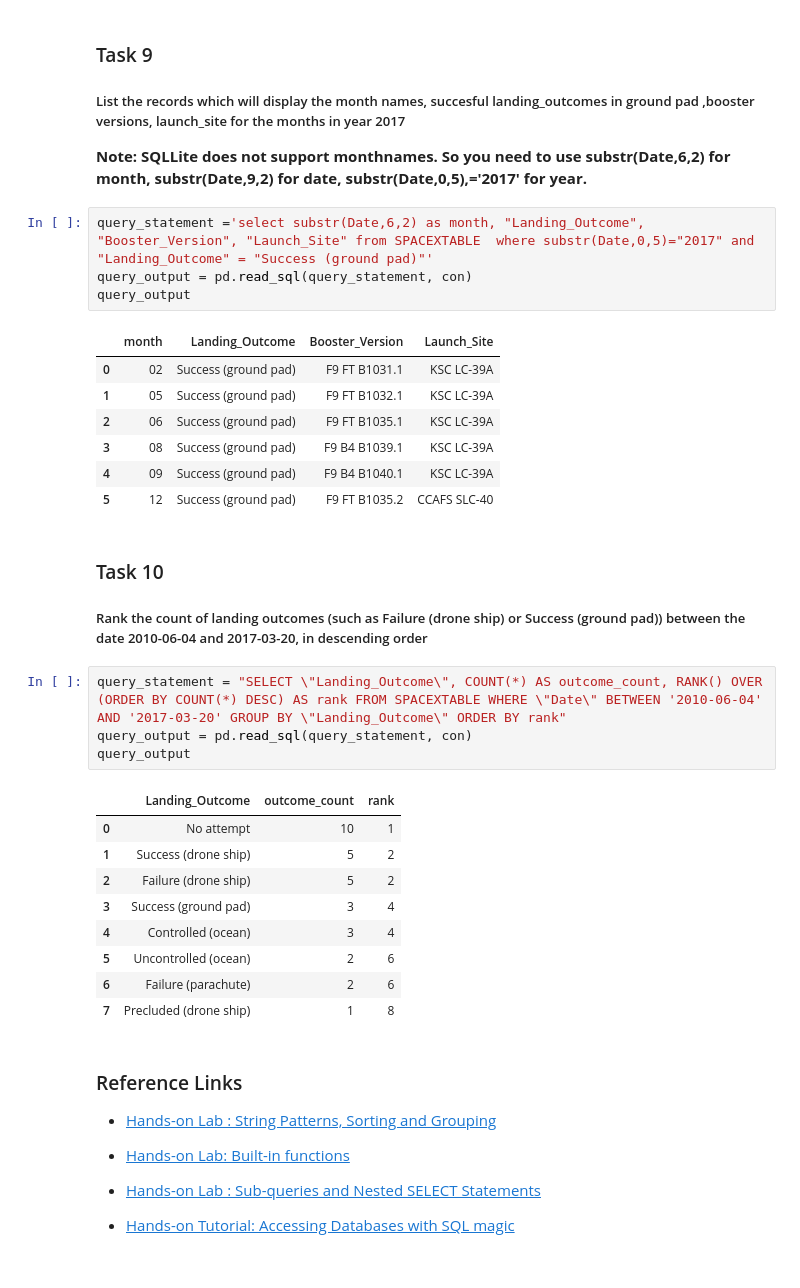
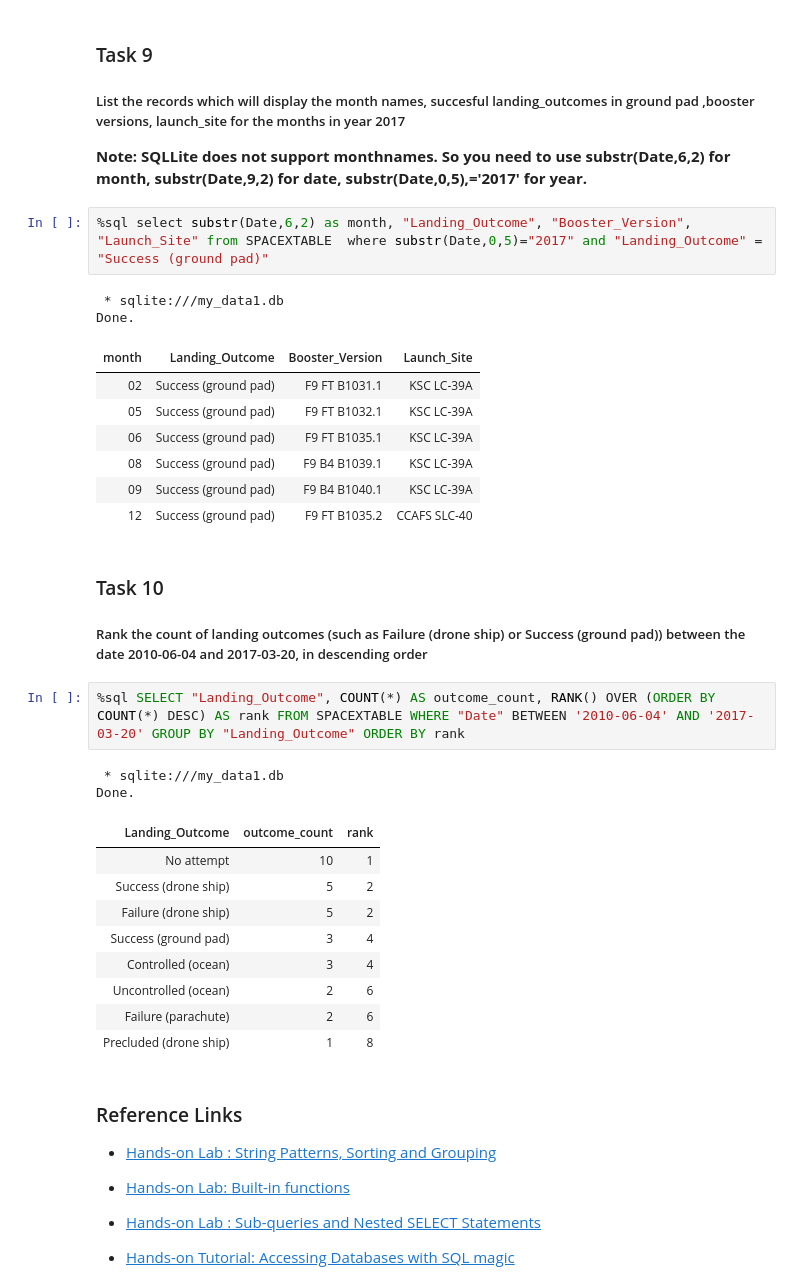
Before and after one commit to bigtomate/python_data_science_ML_capstone_project, a Jupyter notebook: module2_EDA/jupyter-labs-eda-sql-edx-sqllite-v1.ipynb, the cells around one changed output. Saved outputs shown, nothing was run; the diff lists cells and outputs as text.

```diff
--- a/module2_EDA/jupyter-labs-eda-sql-edx-sqllite-v1.ipynb
+++ b/module2_EDA/jupyter-labs-eda-sql-edx-sqllite-v1.ipynb
@@ -280,17 +290,17 @@ query_output
 ##### List the records which will display the month names, succesful landing_outcomes in ground pad ,booster versions, launch_site for the months in year 2017
 **Note: SQLLite does not support monthnames. So you need to use substr(Date,6,2) for month, substr(Date,9,2) for date, substr(Date,0,5),='2017' for year.**
 # %%
-query_statement ='select substr(Date,6,2) as month, "Landing_Outcome", "Booster_Version", "Launch_Site" from SPACEXTABLE  where substr(Date,0,5)="2017" and "Landing_Outcome" = "Success (ground pad)"'
-query_output = pd.read_sql(query_statement, con)
-query_output
+%sql select substr(Date,6,2) as month, "Landing_Outcome", "Booster_Version", "Launch_Site" from SPACEXTABLE  where substr(Date,0,5)="2017" and "Landing_Outcome" = "Success (ground pad)"
 # %% [output]
+ * sqlite:///my_data1.db
+Done.
-|  | month | Landing_Outcome | Booster_Version | Launch_Site |
-| 0 | 02 | Success (ground pad) | F9 FT B1031.1 | KSC LC-39A |
-| 1 | 05 | Success (ground pad) | F9 FT B1032.1 | KSC LC-39A |
-| 2 | 06 | Success (ground pad) | F9 FT B1035.1 | KSC LC-39A |
-| 3 | 08 | Success (ground pad) | F9 B4 B1039.1 | KSC LC-39A |
-| 4 | 09 | Success (ground pad) | F9 B4 B1040.1 | KSC LC-39A |
-| 5 | 12 | Success (ground pad) | F9 FT B1035.2 | CCAFS SLC-40 |
+| month | Landing_Outcome | Booster_Version | Launch_Site |
+| 02 | Success (ground pad) | F9 FT B1031.1 | KSC LC-39A |
+| 05 | Success (ground pad) | F9 FT B1032.1 | KSC LC-39A |
+| 06 | Success (ground pad) | F9 FT B1035.1 | KSC LC-39A |
+| 08 | Success (ground pad) | F9 B4 B1039.1 | KSC LC-39A |
+| 09 | Success (ground pad) | F9 B4 B1040.1 | KSC LC-39A |
+| 12 | Success (ground pad) | F9 FT B1035.2 | CCAFS SLC-40 |
 # %% [markdown]
 ### Task 10
 
@@ -299,19 +309,19 @@ query_output
 
 ##### Rank the count of landing outcomes (such as Failure (drone ship) or Success (ground pad)) between the date 2010-06-04 and 2017-03-20, in descending order
 # %%
-query_statement = "SELECT \"Landing_Outcome\", COUNT(*) AS outcome_count, RANK() OVER (ORDER BY COUNT(*) DESC) AS rank FROM SPACEXTABLE WHERE \"Date\" BETWEEN '2010-06-04' AND '2017-03-20' GROUP BY \"Landing_Outcome\" ORDER BY rank"
-query_output = pd.read_sql(query_statement, con)
-query_output
+%sql SELECT "Landing_Outcome", COUNT(*) AS outcome_count, RANK() OVER (ORDER BY COUNT(*) DESC) AS rank FROM SPACEXTABLE WHERE "Date" BETWEEN '2010-06-04' AND '2017-03-20' GROUP BY "Landing_Outcome" ORDER BY rank
 # %% [output]
+ * sqlite:///my_data1.db
+Done.
-|  | Landing_Outcome | outcome_count | rank |
-| 0 | No attempt | 10 | 1 |
-| 1 | Success (drone ship) | 5 | 2 |
-| 2 | Failure (drone ship) | 5 | 2 |
-| 3 | Success (ground pad) | 3 | 4 |
-| 4 | Controlled (ocean) | 3 | 4 |
-| 5 | Uncontrolled (ocean) | 2 | 6 |
-| 6 | Failure (parachute) | 2 | 6 |
-| 7 | Precluded (drone ship) | 1 | 8 |
+| Landing_Outcome | outcome_count | rank |
+| No attempt | 10 | 1 |
+| Success (drone ship) | 5 | 2 |
+| Failure (drone ship) | 5 | 2 |
+| Success (ground pad) | 3 | 4 |
+| Controlled (ocean) | 3 | 4 |
+| Uncontrolled (ocean) | 2 | 6 |
+| Failure (parachute) | 2 | 6 |
+| Precluded (drone ship) | 1 | 8 |
 # %% [markdown]
 ### Reference Links
 
```
Also changed, not shown: parts of 16 cells of this notebook.
